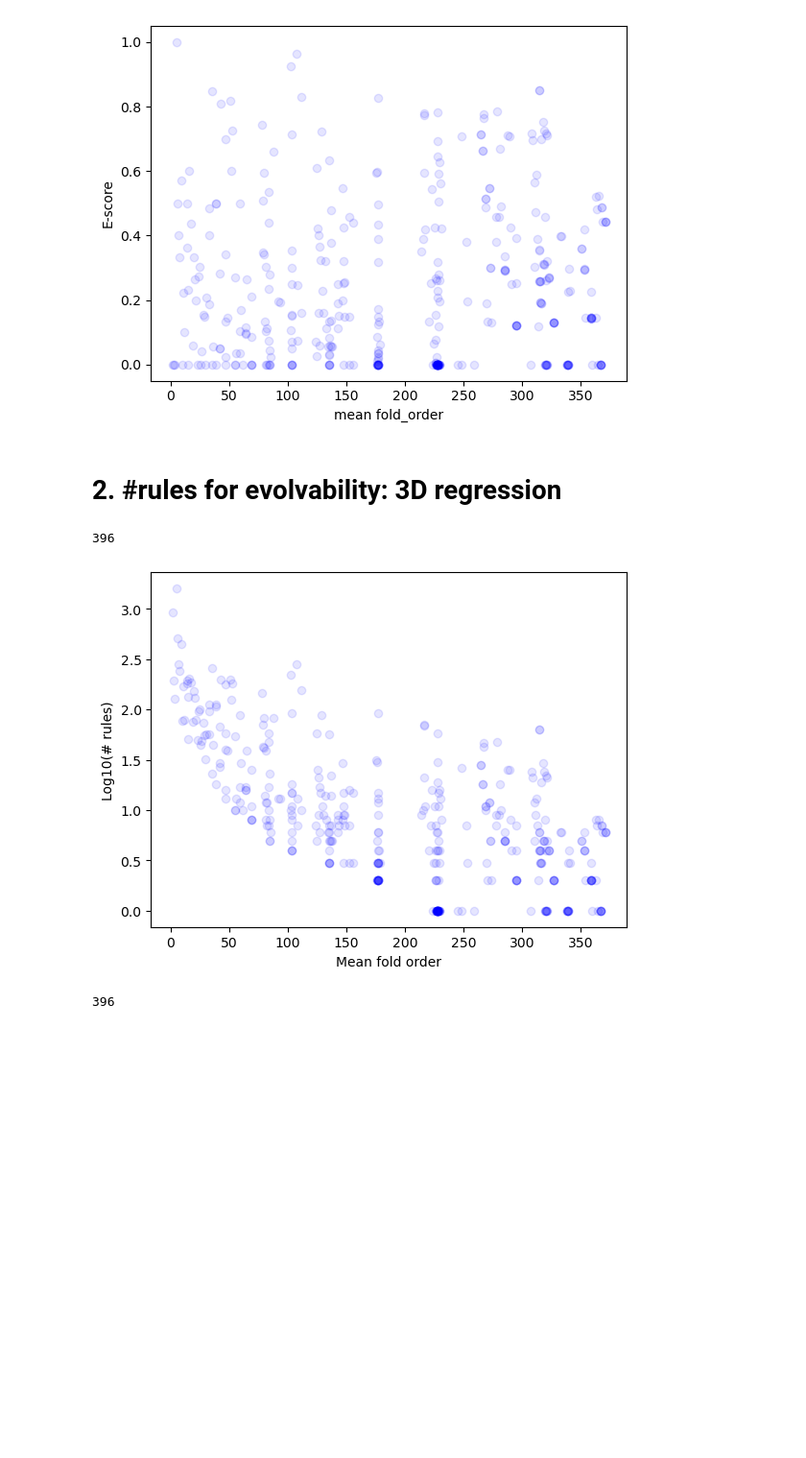
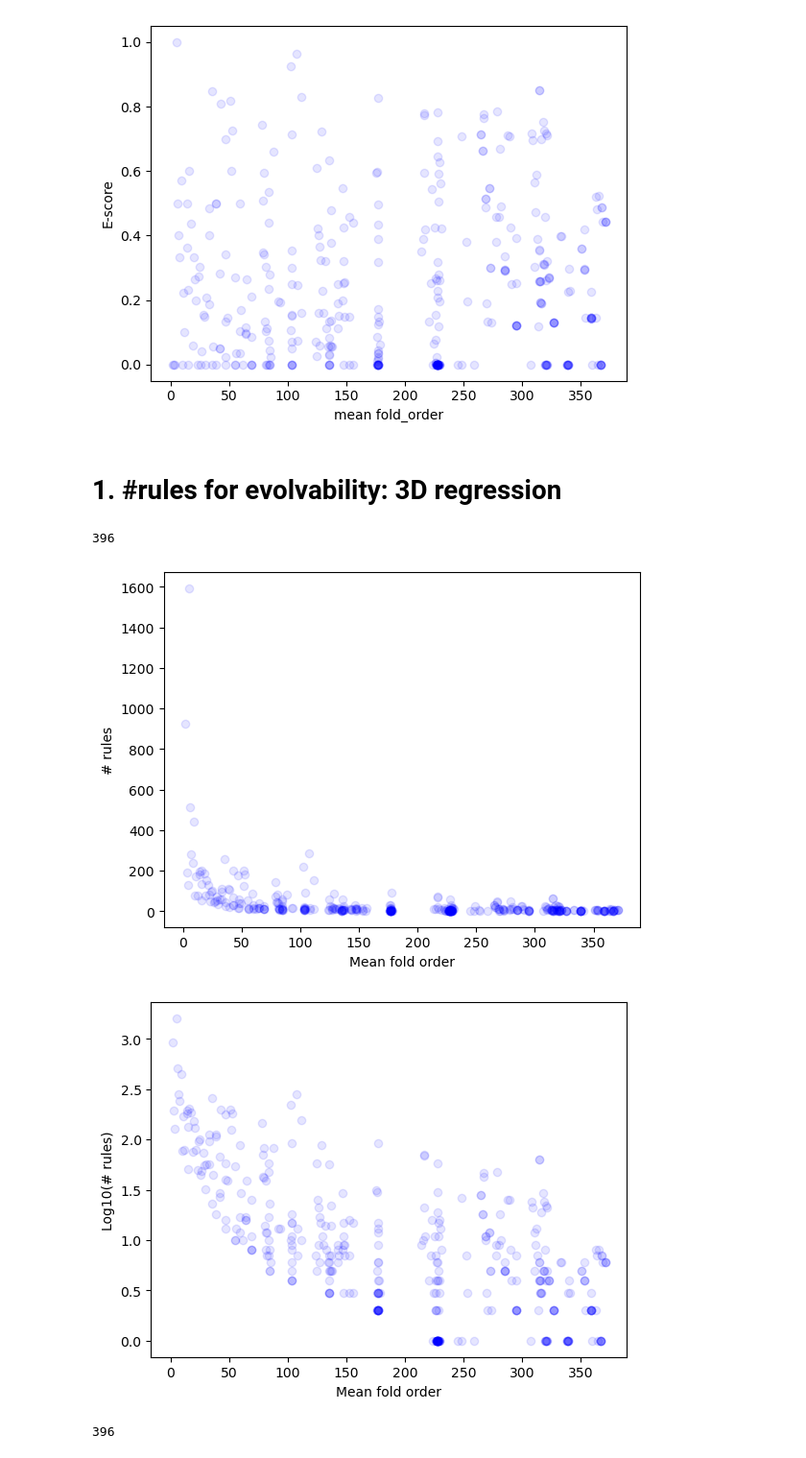
Before and after one commit to tseamuscorlett/enzyme-gated-network-expansion, a Jupyter notebook: evolvability.ipynb, the cells around one changed output. Shown at 96% size. Saved outputs shown, nothing was run; the diff lists cells and outputs as text; code cells hidden in the pictures; blank space fills up the shorter version.

```diff
--- a/evolvability.ipynb
+++ b/evolvability.ipynb
@@ -86,7 +90,7 @@ scatter(x2foMean, x2escore_run, 'mean fold_order', 'E-score')
 # %% [output]
 [figure]
 # %% [markdown]
-# 2. #rules for evolvability: 3D regression
+# 1. #rules for evolvability: 3D regression
 # %%
 x2rulesNum = csv2dict('../data/assets/xgroup2/xgroup2rulesNum.csv')
 x2rulesNum_run = {}
@@ -102,10 +106,12 @@ print(len(x2rulesNum_run))
 # %% [output]
 396
 # %%
+scatter(x2foMean, x2rulesNum_run, 'Mean fold order', '# rules')
 ylog(x2foMean, x2rulesNum_run, 'Mean fold order', 'Log10(# rules)')
 # loglog(x2foMean, x2rulesNum_run, 'Log(Mean fold order)', 'Log10(# rules)')
 # %% [output]
-[figure, old version]
+[figure, new version]
+[figure, added]
 # %%
 def scatterColor(dict1, dict2, dict3, x_axis = 'x-axis', y_axis = 'y-axis', z_axis = 'z-axis', ylog=False):
     xgroups = list(dict3.keys())
```
Also changed, not shown: parts of 75 cells of this notebook, 5 other files.
